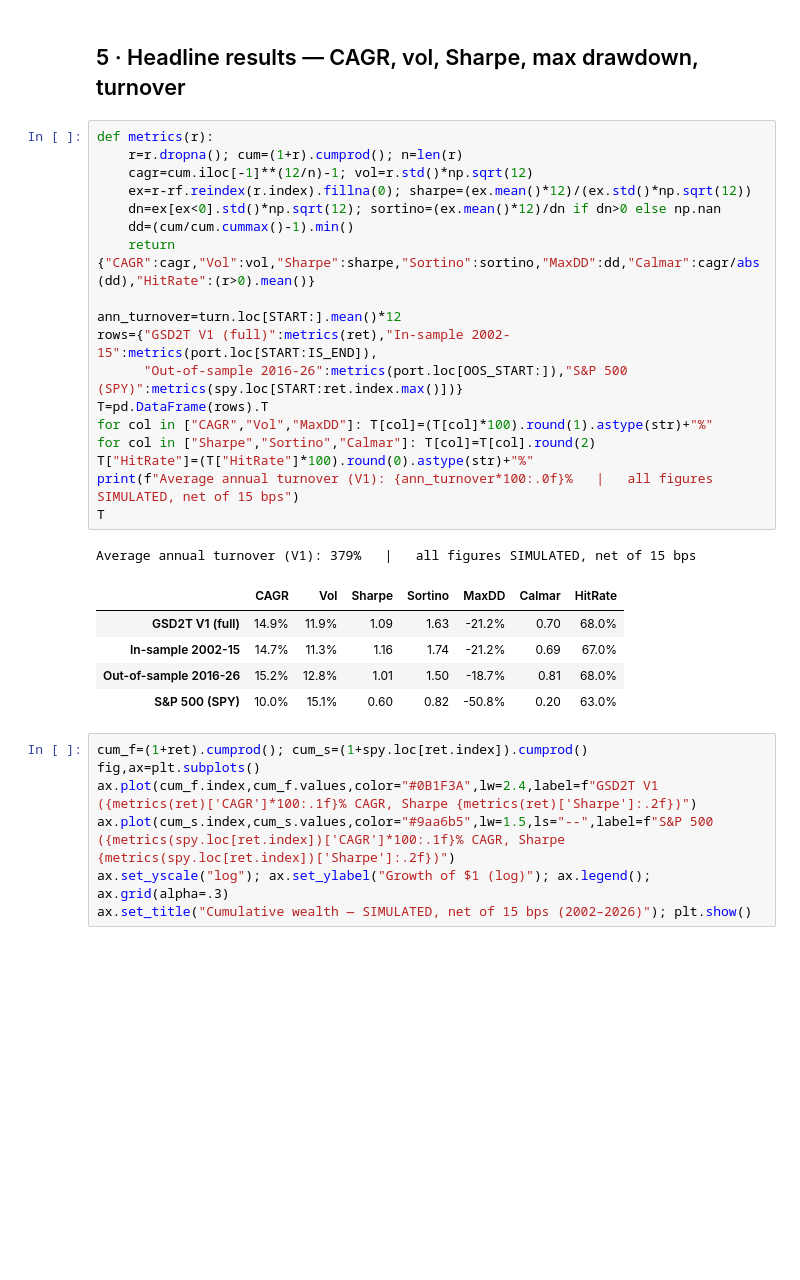
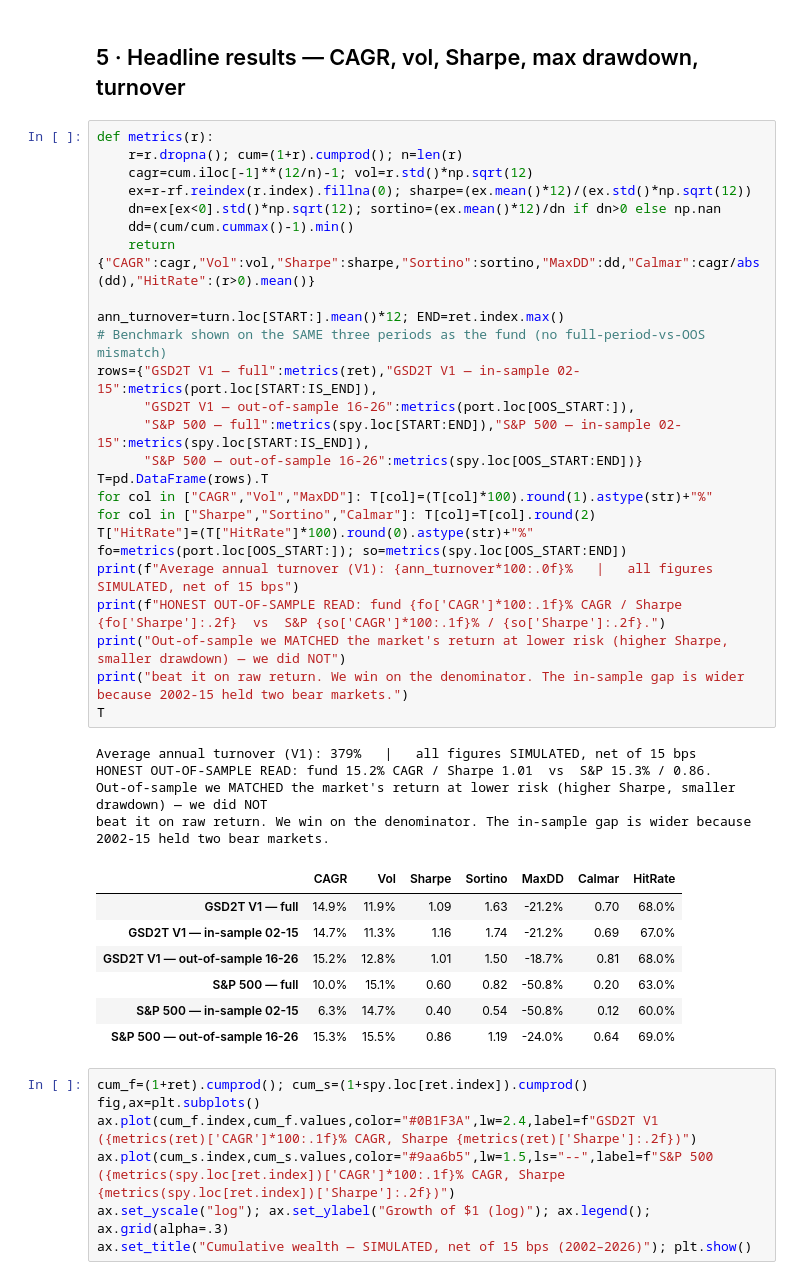
Before and after one commit to torkmell/assetmanProj, a Jupyter notebook: GSD2T_Quant_Appendix.ipynb, the cells around one changed output. Saved outputs shown, nothing was run; the diff lists cells and outputs as text; blank space fills up the shorter version.

```diff
--- a/GSD2T_Quant_Appendix.ipynb
+++ b/GSD2T_Quant_Appendix.ipynb
@@ -145,28 +145,40 @@ V1 backtest computed: 293 months, 2002-01 to 2026-05 (SIMULATED, net 15 bps)
 # %%
 def metrics(r):
     r=r.dropna(); cum=(1+r).cumprod(); n=len(r)
     cagr=cum.iloc[-1]**(12/n)-1; vol=r.std()*np.sqrt(12)
     ex=r-rf.reindex(r.index).fillna(0); sharpe=(ex.mean()*12)/(ex.std()*np.sqrt(12))
     dn=ex[ex<0].std()*np.sqrt(12); sortino=(ex.mean()*12)/dn if dn>0 else np.nan
     dd=(cum/cum.cummax()-1).min()
     return {"CAGR":cagr,"Vol":vol,"Sharpe":sharpe,"Sortino":sortino,"MaxDD":dd,"Calmar":cagr/abs(dd),"HitRate":(r>0).mean()}
 
-ann_turnover=turn.loc[START:].mean()*12
-rows={"GSD2T V1 (full)":metrics(ret),"In-sample 2002-15":metrics(port.loc[START:IS_END]),
-      "Out-of-sample 2016-26":metrics(port.loc[OOS_START:]),"S&P 500 (SPY)":metrics(spy.loc[START:ret.index.max()])}
+ann_turnover=turn.loc[START:].mean()*12; END=ret.index.max()
+# Benchmark shown on the SAME three periods as the fund (no full-period-vs-OOS mismatch)
+rows={"GSD2T V1 — full":metrics(ret),"GSD2T V1 — in-sample 02-15":metrics(port.loc[START:IS_END]),
+      "GSD2T V1 — out-of-sample 16-26":metrics(port.loc[OOS_START:]),
+      "S&P 500 — full":metrics(spy.loc[START:END]),"S&P 500 — in-sample 02-15":metrics(spy.loc[START:IS_END]),
+      "S&P 500 — out-of-sample 16-26":metrics(spy.loc[OOS_START:END])}
 T=pd.DataFrame(rows).T
 for col in ["CAGR","Vol","MaxDD"]: T[col]=(T[col]*100).round(1).astype(str)+"%"
 for col in ["Sharpe","Sortino","Calmar"]: T[col]=T[col].round(2)
 T["HitRate"]=(T["HitRate"]*100).round(0).astype(str)+"%"
+fo=metrics(port.loc[OOS_START:]); so=metrics(spy.loc[OOS_START:END])
 print(f"Average annual turnover (V1): {ann_turnover*100:.0f}%   |   all figures SIMULATED, net of 15 bps")
+print(f"HONEST OUT-OF-SAMPLE READ: fund {fo['CAGR']*100:.1f}% CAGR / Sharpe {fo['Sharpe']:.2f}  vs  S&P {so['CAGR']*100:.1f}% / {so['Sharpe']:.2f}.")
+print("Out-of-sample we MATCHED the market's return at lower risk (higher Sharpe, smaller drawdown) — we did NOT")
+print("beat it on raw return. We win on the denominator. The in-sample gap is wider because 2002-15 held two bear markets.")
 T
 # %% [output]
 Average annual turnover (V1): 379%   |   all figures SIMULATED, net of 15 bps
+HONEST OUT-OF-SAMPLE READ: fund 15.2% CAGR / Sharpe 1.01  vs  S&P 15.3% / 0.86.
+Out-of-sample we MATCHED the market's return at lower risk (higher Sharpe, smaller drawdown) — we did NOT
+beat it on raw return. We win on the denominator. The in-sample gap is wider because 2002-15 held two bear markets.
 |  | CAGR | Vol | Sharpe | Sortino | MaxDD | Calmar | HitRate |
-| GSD2T V1 (full) | 14.9% | 11.9% | 1.09 | 1.63 | -21.2% | 0.70 | 68.0% |
-| In-sample 2002-15 | 14.7% | 11.3% | 1.16 | 1.74 | -21.2% | 0.69 | 67.0% |
-| Out-of-sample 2016-26 | 15.2% | 12.8% | 1.01 | 1.50 | -18.7% | 0.81 | 68.0% |
-| S&P 500 (SPY) | 10.0% | 15.1% | 0.60 | 0.82 | -50.8% | 0.20 | 63.0% |
+| GSD2T V1 — full | 14.9% | 11.9% | 1.09 | 1.63 | -21.2% | 0.70 | 68.0% |
+| GSD2T V1 — in-sample 02-15 | 14.7% | 11.3% | 1.16 | 1.74 | -21.2% | 0.69 | 67.0% |
+| GSD2T V1 — out-of-sample 16-26 | 15.2% | 12.8% | 1.01 | 1.50 | -18.7% | 0.81 | 68.0% |
+| S&P 500 — full | 10.0% | 15.1% | 0.60 | 0.82 | -50.8% | 0.20 | 63.0% |
+| S&P 500 — in-sample 02-15 | 6.3% | 14.7% | 0.40 | 0.54 | -50.8% | 0.12 | 60.0% |
+| S&P 500 — out-of-sample 16-26 | 15.3% | 15.5% | 0.86 | 1.19 | -24.0% | 0.64 | 69.0% |
 # %%
 cum_f=(1+ret).cumprod(); cum_s=(1+spy.loc[ret.index]).cumprod()
 fig,ax=plt.subplots()
```
Also changed, not shown: parts of 3 cells of this notebook, 2 other files.
